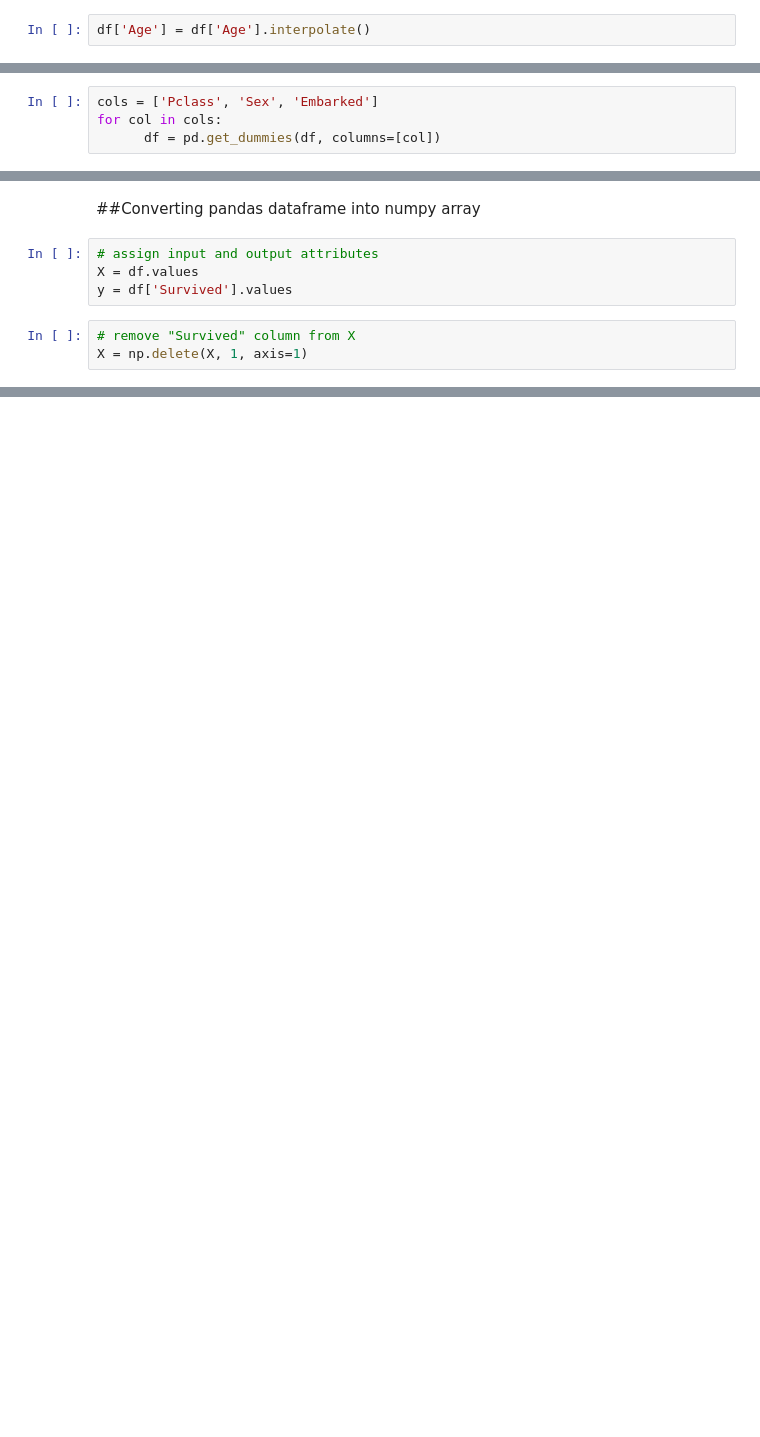
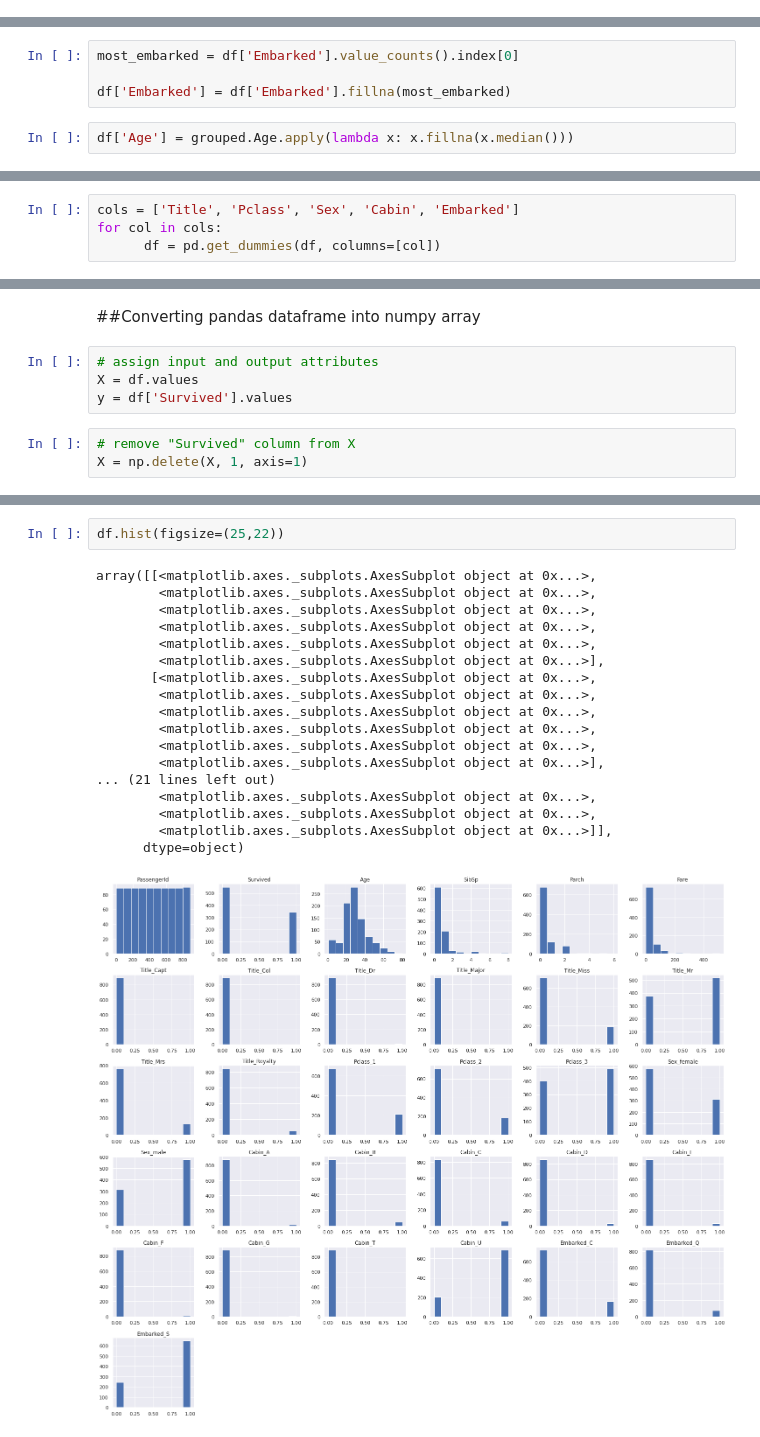
Before and after one commit to araghuwanshi19/titanic_exploration, a Jupyter notebook: titanic_exploration.ipynb, the cells around one changed output, grey strips where cells are left out. Drawn from its saved outputs; the diff is of its cells as text; blank space fills up the shorter version.

```diff
--- a/titanic_exploration.ipynb
+++ b/titanic_exploration.ipynb
@@ -68,4 +125,2 @@ df.head()
 # %% [markdown]
 ##Fill in missing values
-# %%
-df['Age'] = df['Age'].interpolate()
@@ -91,6 +127,12 @@ memory usage: 62.8+ KB
+# %%
+most_embarked = df['Embarked'].value_counts().index[0]
+
+df['Embarked'] = df['Embarked'].fillna(most_embarked)
+# %%
+df['Age'] = grouped.Age.apply(lambda x: x.fillna(x.median()))
 # %% [markdown]
 ##Create dummies for features
 # %%
-cols = ['Pclass', 'Sex', 'Embarked']
+cols = ['Title', 'Pclass', 'Sex', 'Cabin', 'Embarked']
 for col in cols:
       df = pd.get_dummies(df, columns=[col])
@@ -134,0 +210,21 @@ X = np.delete(X, 1, axis=1)
+# %%
+df.hist(figsize=(25,22))
+# %% [output]
+array([[<matplotlib.axes._subplots.AxesSubplot object at 0x...>,
+        <matplotlib.axes._subplots.AxesSubplot object at 0x...>,
+        <matplotlib.axes._subplots.AxesSubplot object at 0x...>,
+        <matplotlib.axes._subplots.AxesSubplot object at 0x...>,
+        <matplotlib.axes._subplots.AxesSubplot object at 0x...>,
+        <matplotlib.axes._subplots.AxesSubplot object at 0x...>],
+       [<matplotlib.axes._subplots.AxesSubplot object at 0x...>,
+        <matplotlib.axes._subplots.AxesSubplot object at 0x...>,
+        <matplotlib.axes._subplots.AxesSubplot object at 0x...>,
+        <matplotlib.axes._subplots.AxesSubplot object at 0x...>,
+        <matplotlib.axes._subplots.AxesSubplot object at 0x...>,
+        <matplotlib.axes._subplots.AxesSubplot object at 0x...>],
+... (21 lines left out)
+        <matplotlib.axes._subplots.AxesSubplot object at 0x...>,
+        <matplotlib.axes._subplots.AxesSubplot object at 0x...>,
+        <matplotlib.axes._subplots.AxesSubplot object at 0x...>]],
+      dtype=object)
+[figure, added]
```
Also changed, not shown: parts of 31 cells of this notebook.
